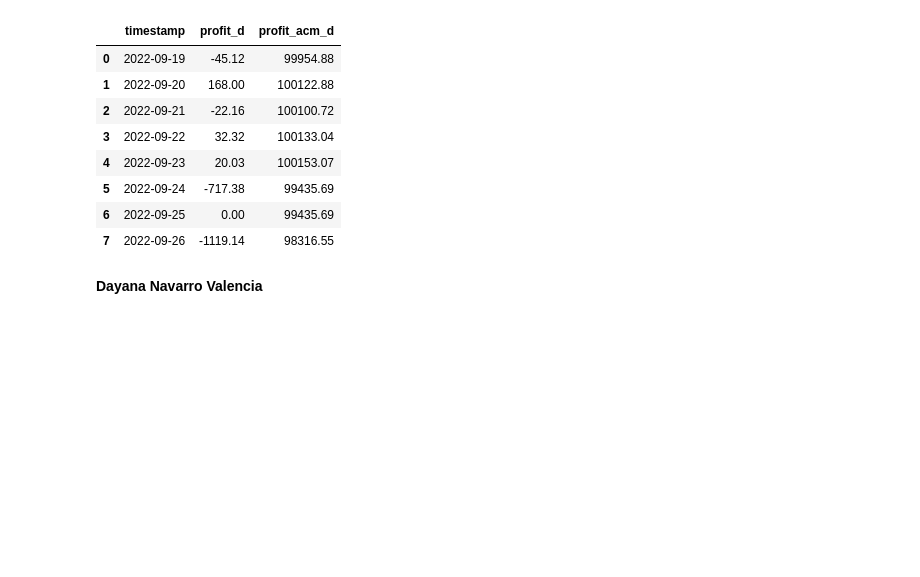
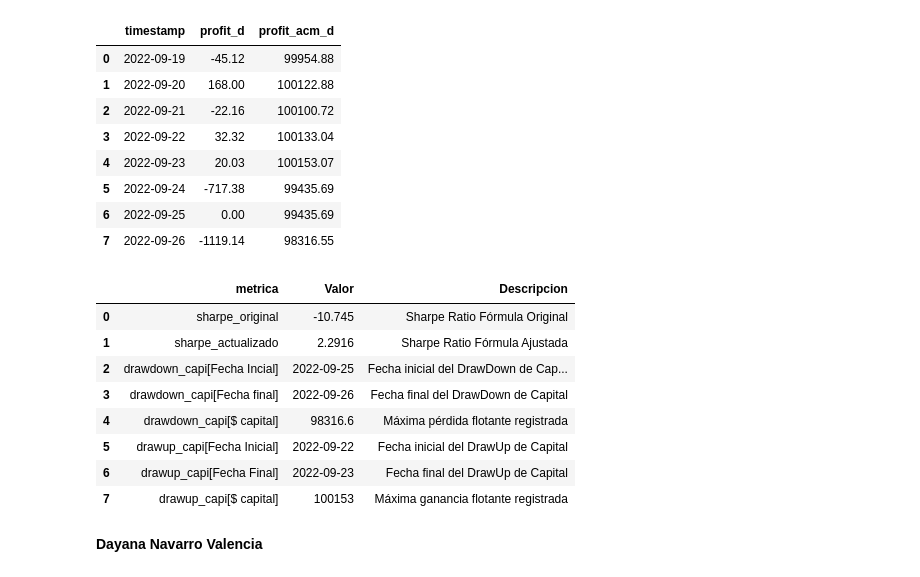
Before and after one commit to DayanaNavarro/LAB3_MYST, a Jupyter notebook: notebook.ipynb, the cells around one changed output. Cells and saved outputs as stored; diff of their text form; code cells hidden in the pictures; blank space fills up the shorter version.

Commit message:
Corridas y modificacion de data y functions

```diff
--- a/notebook.ipynb
+++ b/notebook.ipynb
@@ -388,6 +389,14 @@ df_1_tabla[1]
 <hr style="border:0.02in solid gray"> </hr>
 # %% [markdown]
 **Jesús Sebastián González Ortiz**
+# %%
+# Fechas Precio Ajustados Datos1
+yahoo_financials = YahooFinancials('^GSPC')
+data = yahoo_financials.get_historical_price_data(start_date='2022-09-19',
+                                                 end_date='2022-09-26', time_interval="daily")
+Prices1= pd.DataFrame(data['^GSPC']['prices'])
+Prices1 =Prices1.drop('date', axis=1).set_index('formatted_date')
+Prices = Prices1['adjclose']
 # %%
 evo_capital_data1=fn.f_evolucion_capital(data1)
 evo_capital_data1[0]
@@ -401,5 +410,18 @@ evo_capital_data1[0]
 | 5 | 2022-09-24 | -717.38 | 99435.69 |
 | 6 | 2022-09-25 | 0.00 | 99435.69 |
 | 7 | 2022-09-26 | -1119.14 | 98316.55 |
+# %%
+Me_atri_desem1= fn.f_estadisticas_mad(data1,Prices)
+Me_atri_desem1
+# %% [output]
+|  | metrica | Valor | Descripcion |
+| 0 | sharpe_original | -10.745 | Sharpe Ratio Fórmula Original |
+| 1 | sharpe_actualizado | 2.2916 | Sharpe Ratio Fórmula Ajustada |
+| 2 | drawdown_capi[Fecha Incial] | 2022-09-25 | Fecha inicial del DrawDown de Cap... |
+| 3 | drawdown_capi[Fecha final] | 2022-09-26 | Fecha final del DrawDown de Capital |
+| 4 | drawdown_capi[$ capital] | 98316.6 | Máxima pérdida flotante registrada |
+| 5 | drawup_capi[Fecha Inicial] | 2022-09-22 | Fecha inicial del DrawUp de Capital |
+| 6 | drawup_capi[Fecha Final] | 2022-09-23 | Fecha final del DrawUp de Capital |
+| 7 | drawup_capi[$ capital] | 100153 | Máxima ganancia flotante registrada |
 # %% [markdown]
 **Dayana Navarro Valencia**
```
Also changed, not shown: parts of 5 cells of this notebook, 2 other files.
